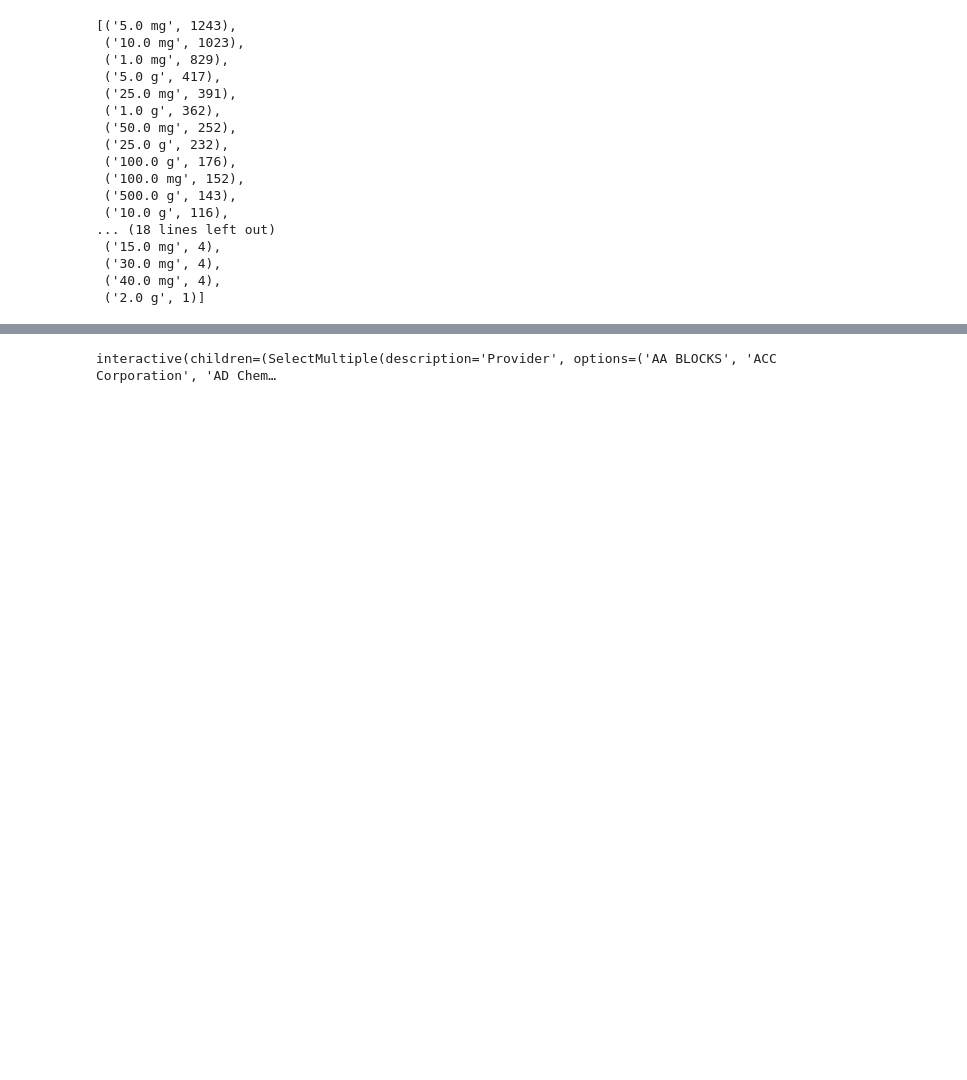
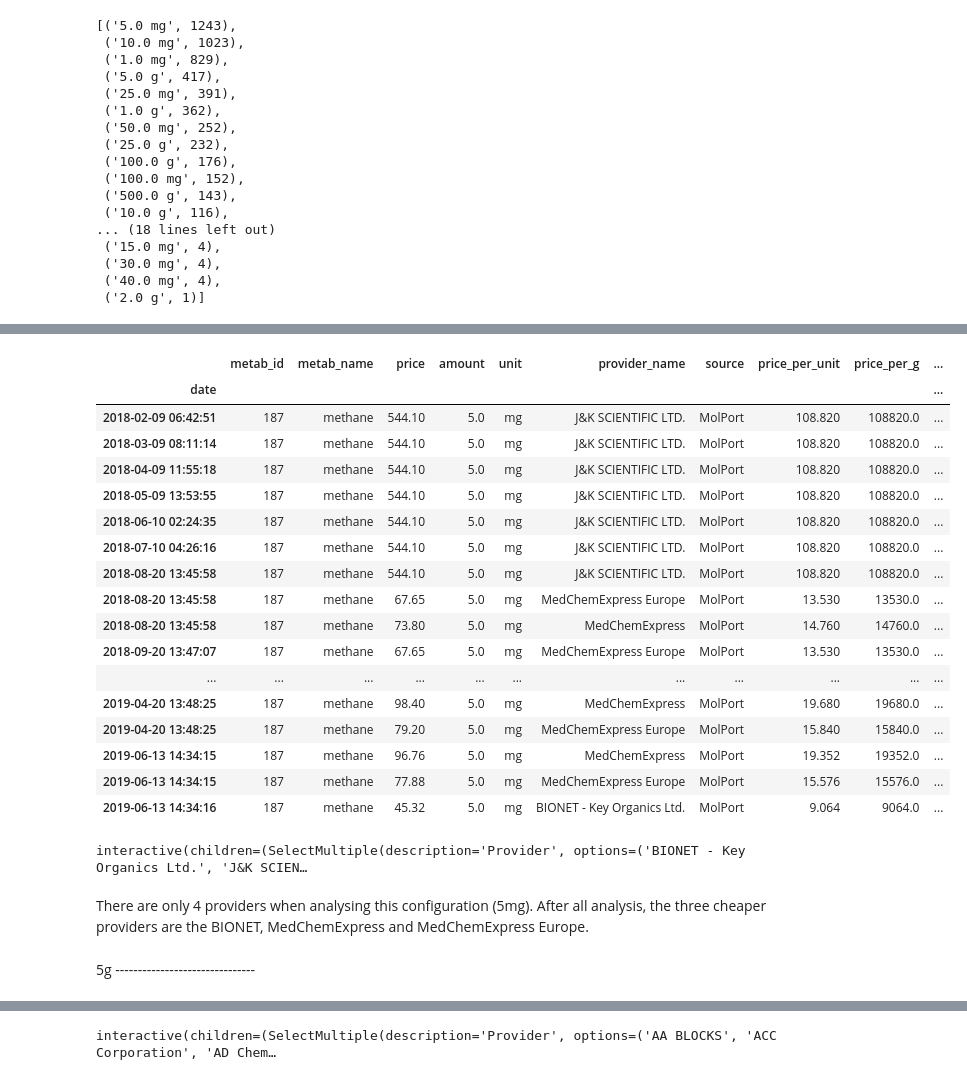
Before and after one commit to SofiaMM/bioanalysis, a Jupyter notebook: graphs_test/11-19/StudyCase1175-final_allgraphs--better.ipynb, the cells around one changed output, grey strips where cells are left out. Drawn from its saved outputs; the diff is of its cells as text; code cells hidden in the pictures; blank space fills up the shorter version.

```diff
--- a/graphs_test/11-19/StudyCase1175-final_allgraphs--better.ipynb
+++ b/graphs_test/11-19/StudyCase1175-final_allgraphs--better.ipynb
@@ -2022 +2057,32 @@ Most common configuration in this metabolite: 5.0 mg (1243 prices)
+# %%
+df_caseStudy_187_5mg_min = minimum_df(df_caseStudy_187_5mg)
+df_caseStudy_187_5mg_min
+# %% [output]
+|  | metab_id | metab_name | price | amount | unit | provider_name | source | price_per_unit | price_per_g | ... |
+| date |  |  |  |  |  |  |  |  |  | ... |
+| 2018-02-09 06:42:51 | 187 | methane | 544.10 | 5.0 | mg | J&K SCIENTIFIC LTD. | MolPort | 108.820 | 108820.0 | ... |
+| 2018-03-09 08:11:14 | 187 | methane | 544.10 | 5.0 | mg | J&K SCIENTIFIC LTD. | MolPort | 108.820 | 108820.0 | ... |
+| 2018-04-09 11:55:18 | 187 | methane | 544.10 | 5.0 | mg | J&K SCIENTIFIC LTD. | MolPort | 108.820 | 108820.0 | ... |
+| 2018-05-09 13:53:55 | 187 | methane | 544.10 | 5.0 | mg | J&K SCIENTIFIC LTD. | MolPort | 108.820 | 108820.0 | ... |
+| 2018-06-10 02:24:35 | 187 | methane | 544.10 | 5.0 | mg | J&K SCIENTIFIC LTD. | MolPort | 108.820 | 108820.0 | ... |
+| 2018-07-10 04:26:16 | 187 | methane | 544.10 | 5.0 | mg | J&K SCIENTIFIC LTD. | MolPort | 108.820 | 108820.0 | ... |
+| 2018-08-20 13:45:58 | 187 | methane | 544.10 | 5.0 | mg | J&K SCIENTIFIC LTD. | MolPort | 108.820 | 108820.0 | ... |
+| 2018-08-20 13:45:58 | 187 | methane | 67.65 | 5.0 | mg | MedChemExpress Europe | MolPort | 13.530 | 13530.0 | ... |
+| 2018-08-20 13:45:58 | 187 | methane | 73.80 | 5.0 | mg | MedChemExpress | MolPort | 14.760 | 14760.0 | ... |
+| 2018-09-20 13:47:07 | 187 | methane | 67.65 | 5.0 | mg | MedChemExpress Europe | MolPort | 13.530 | 13530.0 | ... |
+| ... | ... | ... | ... | ... | ... | ... | ... | ... | ... | ... |
+| 2019-04-20 13:48:25 | 187 | methane | 98.40 | 5.0 | mg | MedChemExpress | MolPort | 19.680 | 19680.0 | ... |
+| 2019-04-20 13:48:25 | 187 | methane | 79.20 | 5.0 | mg | MedChemExpress Europe | MolPort | 15.840 | 15840.0 | ... |
+| 2019-06-13 14:34:15 | 187 | methane | 96.76 | 5.0 | mg | MedChemExpress | MolPort | 19.352 | 19352.0 | ... |
+| 2019-06-13 14:34:15 | 187 | methane | 77.88 | 5.0 | mg | MedChemExpress Europe | MolPort | 15.576 | 15576.0 | ... |
+| 2019-06-13 14:34:16 | 187 | methane | 45.32 | 5.0 | mg | BIONET - Key Organics Ltd. | MolPort | 9.064 | 9064.0 | ... |
+# %%
+create_ts(df_caseStudy_187_5mg_min, 'provider', 'lines + markers')
+# %% [output]
+interactive(children=(SelectMultiple(description='Provider', options=('BIONET - Key Organics Ltd.', 'J&K SCIEN…
+# %% [markdown]
+There are only 4 providers when analysing this configuration (5mg).
+After all analysis, the three cheaper providers are the BIONET, MedChemExpress and MedChemExpress Europe.
+# %% [markdown]
+5g -------------------------------
 # %%
```
Also changed, not shown: parts of 47 cells of this notebook, 7 other files.
